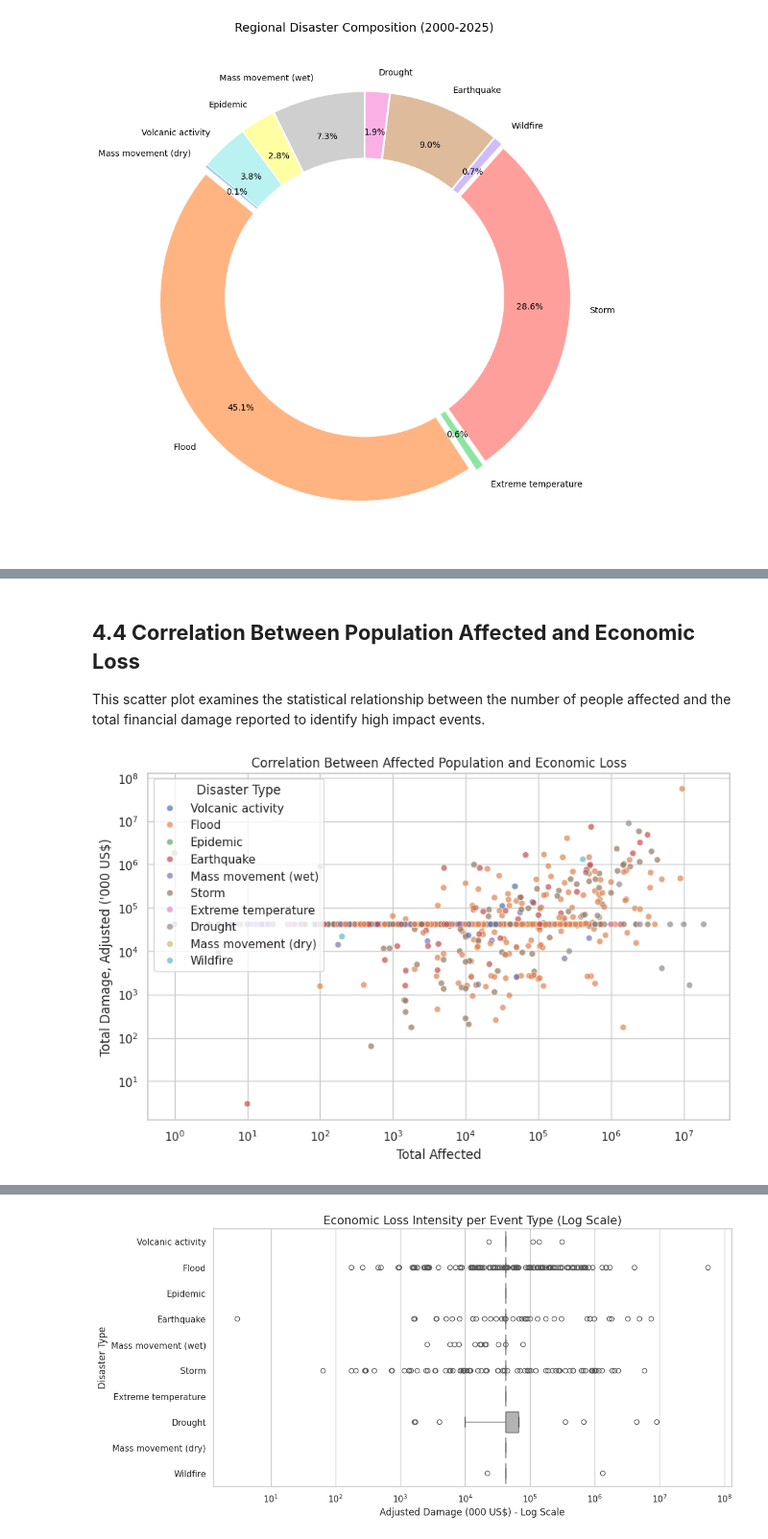
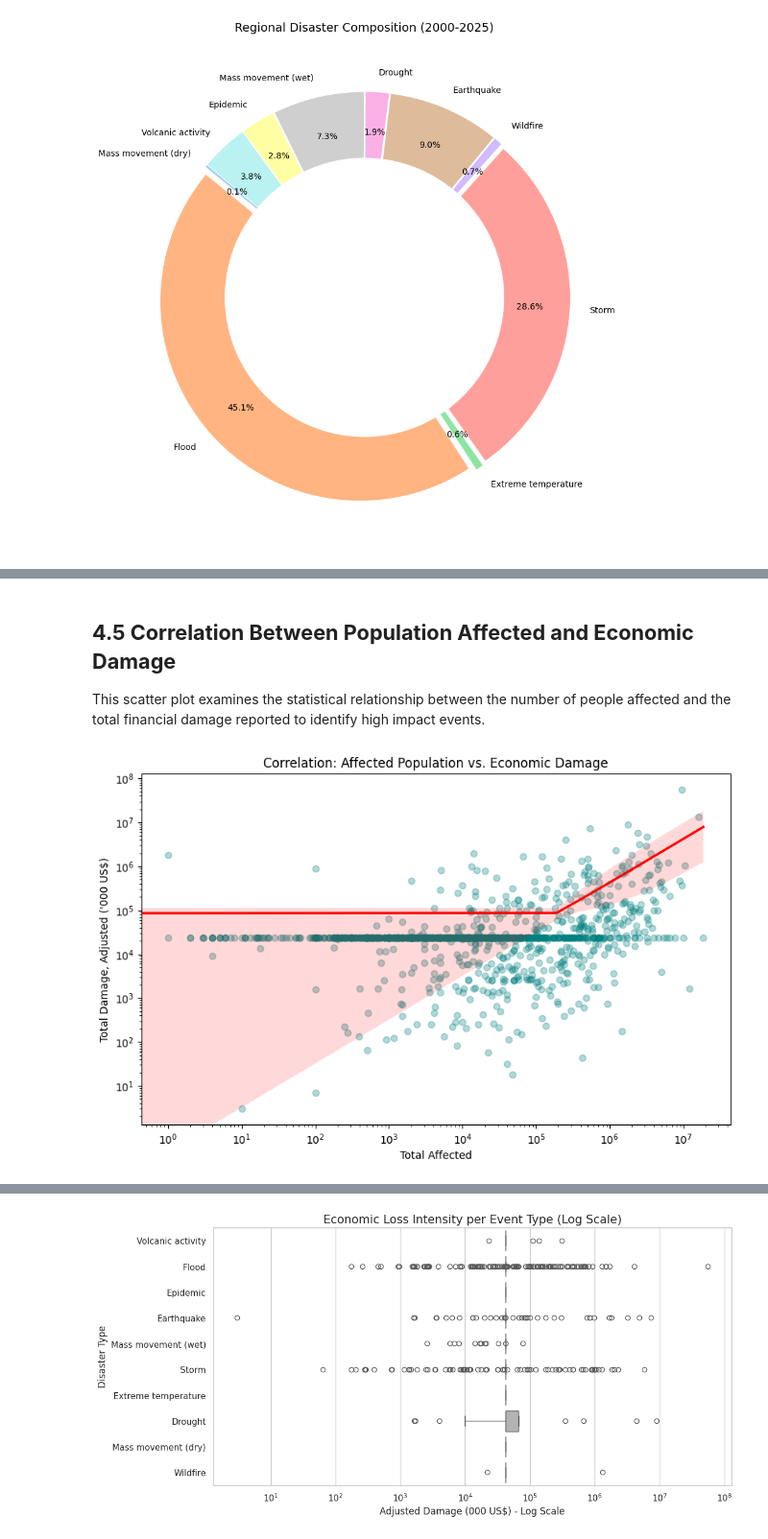
Before and after one commit to Rozieyati/Project_2_Data_Science, a Jupyter notebook: P166417_Impact_Analysis_of_Natural_Disasters_in_Asia.ipynb, the cells around one changed output, grey strips where cells are left out. Shown at 96% size. Drawn from its saved outputs; the diff is of its cells as text; code cells hidden in the pictures.

```diff
--- a/P166417_Impact_Analysis_of_Natural_Disasters_in_Asia.ipynb
+++ b/P166417_Impact_Analysis_of_Natural_Disasters_in_Asia.ipynb
@@ -386,18 +381,0 @@ This stacked bar chart applies in this analysis function to compare the proporti
-# %%
-# Filter for Southeast Asia with standardized names
-sea_countries = ['Brunei', 'Cambodia', 'Indonesia', 'Laos', 'Malaysia',
-                 'Myanmar', 'Philippines', 'Singapore', 'Thailand', 'Vietnam']
-df_sea = df[df['Country'].isin(sea_countries)].copy()
-
-# Normalization data
-count_subset_stack = df_sea.groupby(['Country', 'Disaster Type']).size().reset_index(name='Total')
-sum_total_by_country = count_subset_stack.groupby('Country')['Total'].transform('sum')
-res = count_subset_stack.assign(normed_total=count_subset_stack['Total'] / sum_total_by_country)
-
-# 4. Pivot and Plot
-pivot_df = res.pivot(index='Country', columns='Disaster Type', values='normed_total').fillna(0)
-pivot_df.plot(kind='barh', stacked=True, figsize=(12, 8), colormap='viridis', edgecolor='white')
-plt.title('Normalized Composition of Disaster Types per Country')
-plt.xlabel('Proportion of Total Disasters (Normalized to 1.0)')
-plt.legend(title='Disaster Type', bbox_to_anchor=(1.05, 1), loc='upper left')
-plt.show()
@@ -410,13 +446,13 @@ It is recommended that regional policy makers use these normalized stacks to cre
 # %% [markdown]
-## **4.4 Correlation Between Population Affected and Economic Loss**
+## **4.5 Correlation Between Population Affected and Economic Damage**
 
 This scatter plot examines the statistical relationship between the number of people affected and the total financial damage reported to identify high impact events.
 # %%
 plt.figure(figsize=(10, 6))
-sns.scatterplot(data=df_sea, x='Total Affected', y="Total Damage, Adjusted ('000 US$)", hue='Disaster Type', alpha=0.7)
-plt.title('Correlation Between Affected Population and Economic Loss')
-plt.xscale('log')
-plt.yscale('log')
+sns.regplot(data=df_sea, x='Total Affected', y="Total Damage, Adjusted ('000 US$)",
+            scatter_kws={'alpha':0.3, 'color':'teal'}, line_kws={'color':'red'})
+plt.xscale('log'); plt.yscale('log')
+plt.title('Correlation: Affected Population vs. Economic Damage')
 plt.show()
 # %% [output]
-[figure, old version]
+[figure, new version]
```
Also changed, not shown: parts of 28 cells of this notebook.
